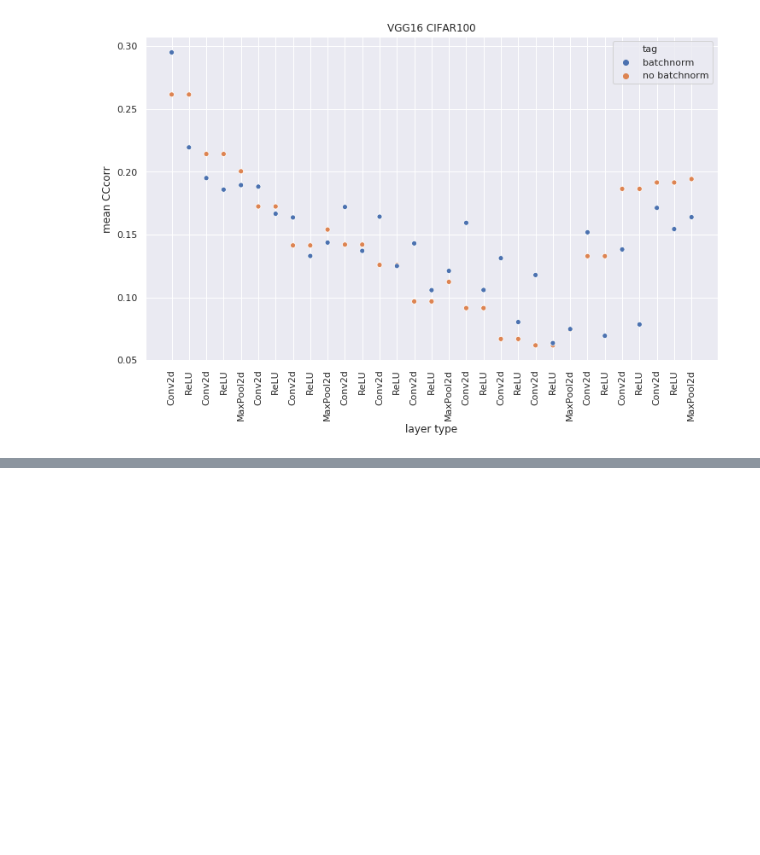
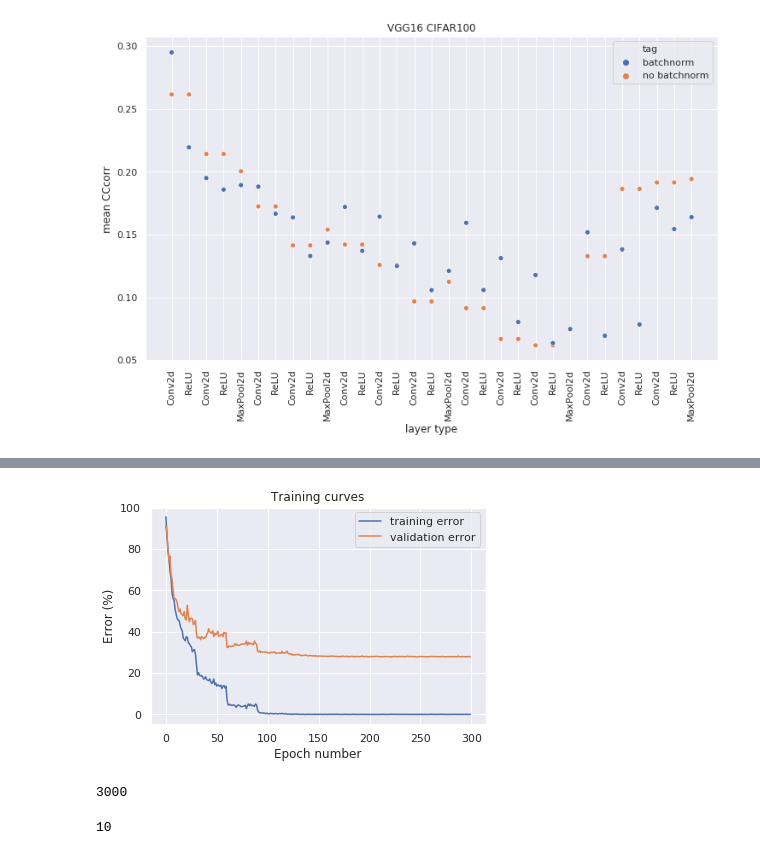
Before and after one commit to dapello/vgg-feature-gen, a Jupyter notebook: visualize_layers.ipynb, the cells around one changed output, grey strips where cells are left out. Saved outputs shown, nothing was run; the diff lists cells and outputs as text; code cells hidden in the pictures; blank space fills up the shorter version.

```diff
--- a/visualize_layers.ipynb
+++ b/visualize_layers.ipynb
@@ -803,0 +646,36 @@ data
+# %%
+DATA_DIR = "../vgg-feature-gen/CIFAR100/"
+log = "log_drop_0_vgg16_bn"
+
+def get_losses(log, epochs=300):
+    f = open(DATA_DIR+log)
+    val_loss = 100-np.array([float(line.split(' ')[3]) for line in f if " * Prec@1" in line])
+    f = open(DATA_DIR+log)
+    train_loss = np.array([float(line.split(" ")[8]) for line in f if ("Prec@1" in line) & ("Epoch" in line)])
+    step_num = len(train_loss)/epochs
+    train_loss = 100-np.array([train_loss[i*step_num:i*step_num+step_num].mean() for i in range(epochs)])
+
+    return train_loss, val_loss
+
+def plot_losses(log):
+    train_loss, val_loss = get_losses(log)
+    ax = pd.DataFrame(columns=['training error', 'validation error'], data=np.array([train_loss, val_loss]).T).plot()
+    ax.set_xlabel('Epoch number')
+    ax.set_ylabel('Error (%)')
+    ax.set_title('Training curves')
+
+plot_losses(log)
+# %% [output]
+[figure, added]
+# %%
+DATA_DIR = "../vgg-feature-gen/CIFAR100/"
+log = "log_drop_0_vgg16_bn"
+f = open(DATA_DIR+log)
+train_loss = np.array([float(line.split(" ")[6]) for line in f if ("Prec@1" in line) & ("Epoch" in line)])
+train_loss.size
+# %% [output]
+3000
+# %%
+len(train_loss)/300
+# %% [output]
+10
```
Also changed, not shown: parts of 11 cells of this notebook, 1 other file.
